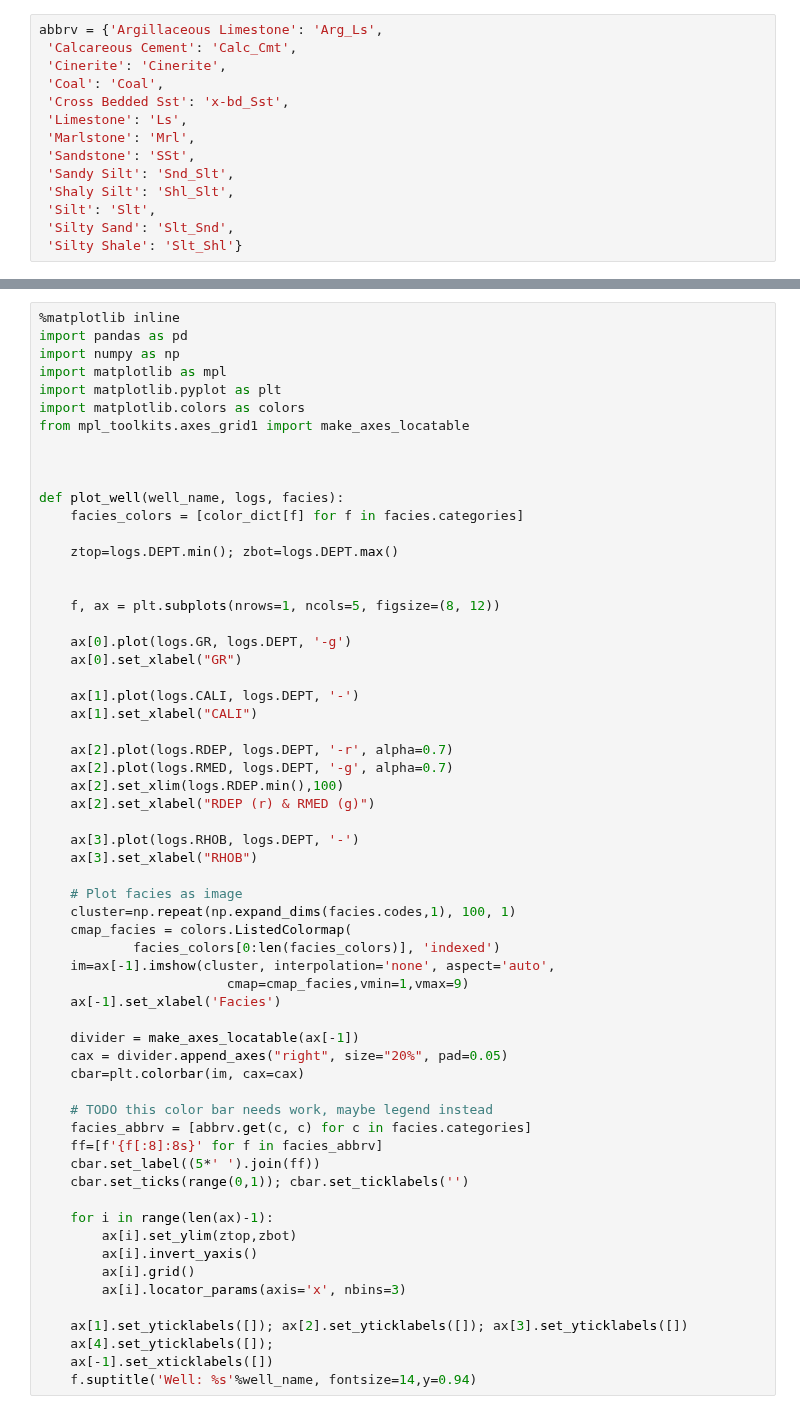
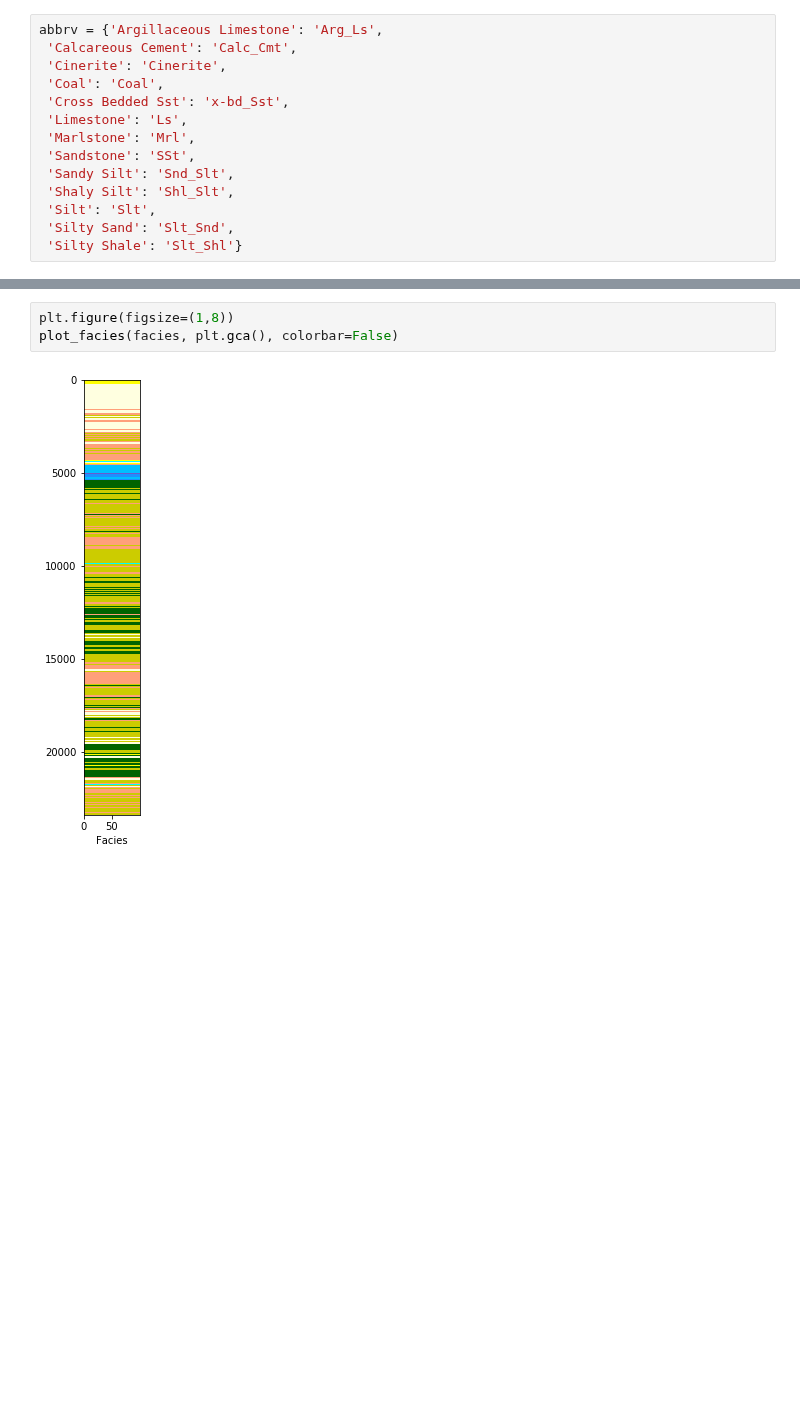
Before and after one commit to 3springs/deep_ml_curriculum, a Jupyter notebook: notebooks/00 Data prep/00-mc-prep_geolink_norge_dataset.ipynb, the cells around one changed output, grey strips where cells are left out. Cells and saved outputs as stored; diff of their text form; blank space fills up the shorter version.

```diff
--- a/notebooks/00 Data prep/00-mc-prep_geolink_norge_dataset.ipynb
+++ b/notebooks/00 Data prep/00-mc-prep_geolink_norge_dataset.ipynb
@@ -464,64 +534,8 @@ color_dict = {'Aeolian Sandstone': '#ffffe0',
-# %%
-%matplotlib inline
-import pandas as pd
-import numpy as np
-import matplotlib as mpl
-import matplotlib.pyplot as plt
-import matplotlib.colors as colors
-from mpl_toolkits.axes_grid1 import make_axes_locatable
-
-
-
-def plot_well(well_name, logs, facies):
-    facies_colors = [color_dict[f] for f in facies.categories]
-
-    ztop=logs.DEPT.min(); zbot=logs.DEPT.max()
-
-
-    f, ax = plt.subplots(nrows=1, ncols=5, figsize=(8, 12))
-
-    ax[0].plot(logs.GR, logs.DEPT, '-g')
-    ax[0].set_xlabel("GR")
-
-    ax[1].plot(logs.CALI, logs.DEPT, '-')
-    ax[1].set_xlabel("CALI")
-
-    ax[2].plot(logs.RDEP, logs.DEPT, '-r', alpha=0.7)
-    ax[2].plot(logs.RMED, logs.DEPT, '-g', alpha=0.7)
-    ax[2].set_xlim(logs.RDEP.min(),100)
-    ax[2].set_xlabel("RDEP (r) & RMED (g)")
-
-    ax[3].plot(logs.RHOB, logs.DEPT, '-')
-    ax[3].set_xlabel("RHOB")
-
-    # Plot facies as image
-    cluster=np.repeat(np.expand_dims(facies.codes,1), 100, 1)
-    cmap_facies = colors.ListedColormap(
-            facies_colors[0:len(facies_colors)], 'indexed')
-    im=ax[-1].imshow(cluster, interpolation='none', aspect='auto',
-                        cmap=cmap_facies,vmin=1,vmax=9)
-    ax[-1].set_xlabel('Facies')
-
-    divider = make_axes_locatable(ax[-1])
-    cax = divider.append_axes("right", size="20%", pad=0.05)
-    cbar=plt.colorbar(im, cax=cax)
-
-    # TODO this color bar needs work, maybe legend instead
-    facies_abbrv = [abbrv.get(c, c) for c in facies.categories]
-    ff=[f'{f[:8]:8s}' for f in facies_abbrv]
-    cbar.set_label((5*' ').join(ff))
-    cbar.set_ticks(range(0,1)); cbar.set_ticklabels('')
-
-    for i in range(len(ax)-1):
-        ax[i].set_ylim(ztop,zbot)
-        ax[i].invert_yaxis()
-        ax[i].grid()
-        ax[i].locator_params(axis='x', nbins=3)
-
-    ax[1].set_yticklabels([]); ax[2].set_yticklabels([]); ax[3].set_yticklabels([])
-    ax[4].set_yticklabels([]);
-    ax[-1].set_xticklabels([])
-    f.suptitle('Well: %s'%well_name, fontsize=14,y=0.94)
+# %%
+plt.figure(figsize=(1,8))
+plot_facies(facies, plt.gca(), colorbar=False)
+# %% [output]
+[figure, added]
 # %%
 well_name = '35_9-5'
 logs=df_all_clean.loc[well_name].reset_index().sort_values(by='DEPT')
```
Also changed, not shown: parts of 3 cells of this notebook.
